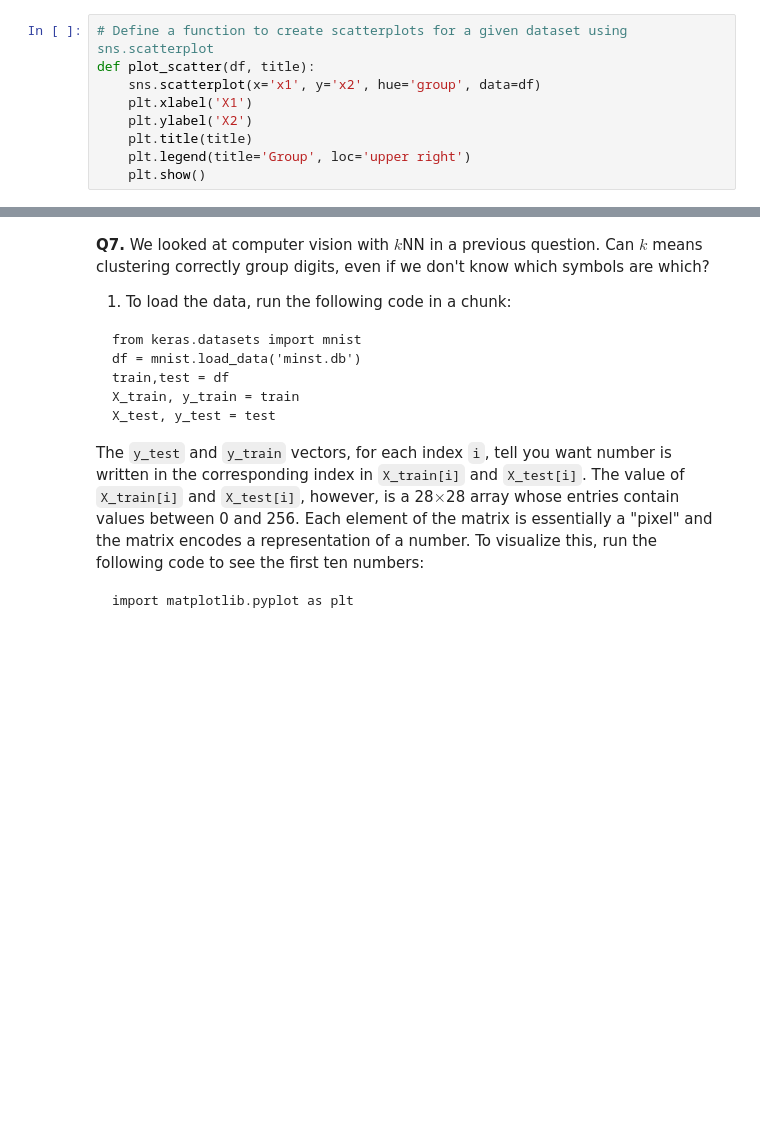
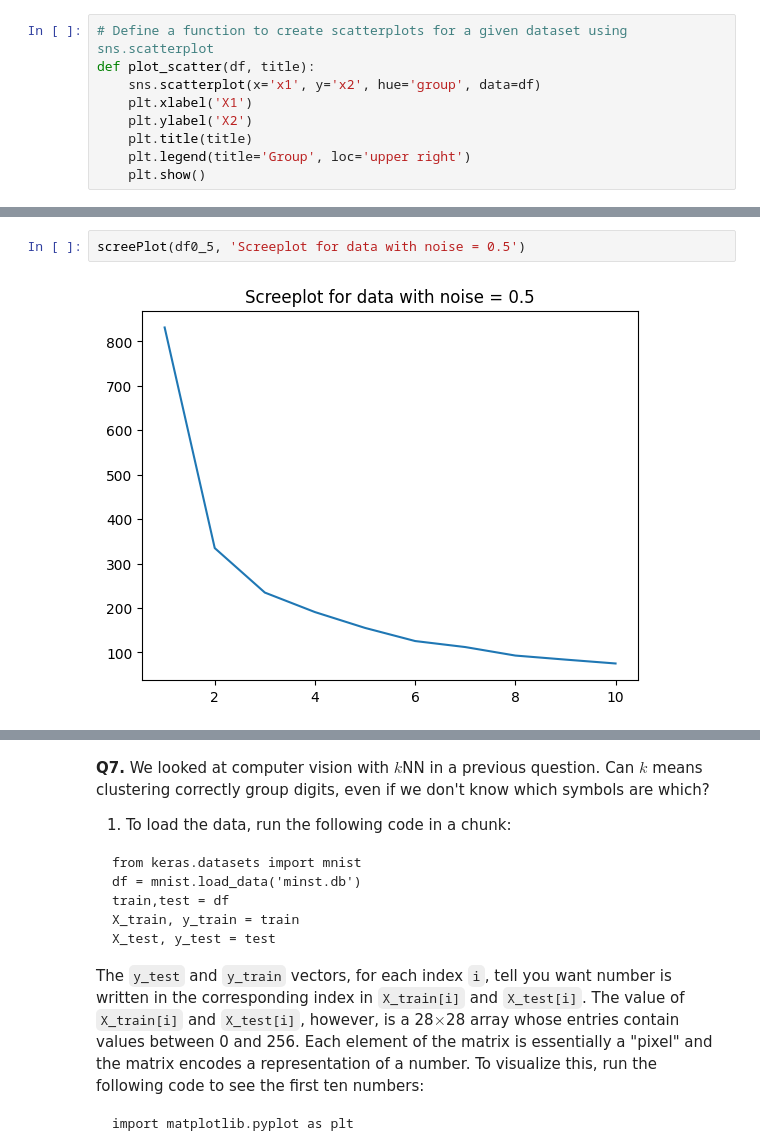
Before and after one commit to Sabrina-Hendricks/assignment3, a Jupyter notebook: assignment_knn_and_kmc.ipynb, the cells around one changed output, grey strips where cells are left out. Drawn from its saved outputs; the diff is of its cells as text; blank space fills up the shorter version.

```diff
--- a/assignment_knn_and_kmc.ipynb
+++ b/assignment_knn_and_kmc.ipynb
@@ -602,0 +615,4 @@ plot_scatter(df2_0, 'Dataset with Noise = 2.0')
+# %%
+screePlot(df0_5, 'Screeplot for data with noise = 0.5')
+# %% [output]
+[figure, added]
```
Also changed, not shown: parts of 13 cells of this notebook.
